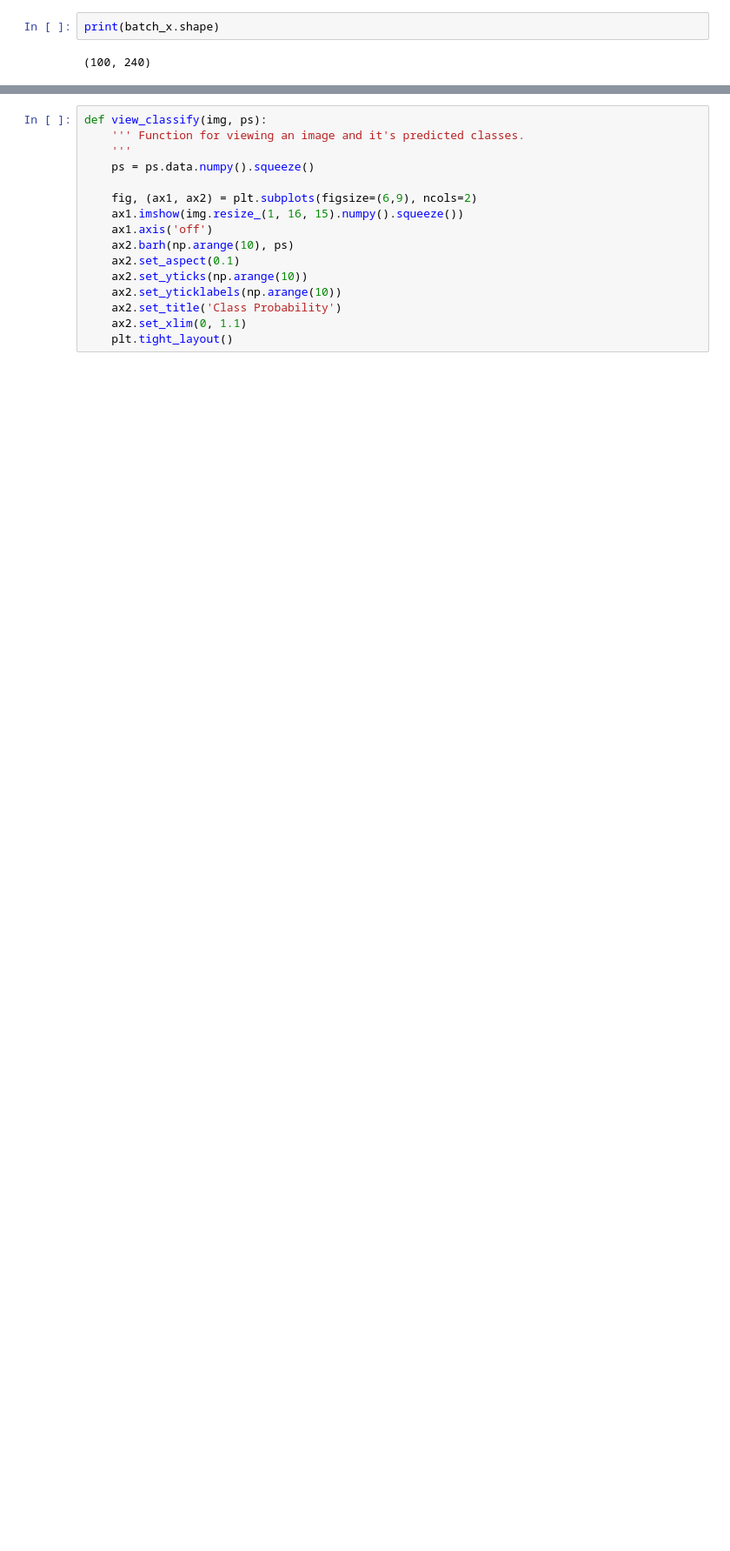
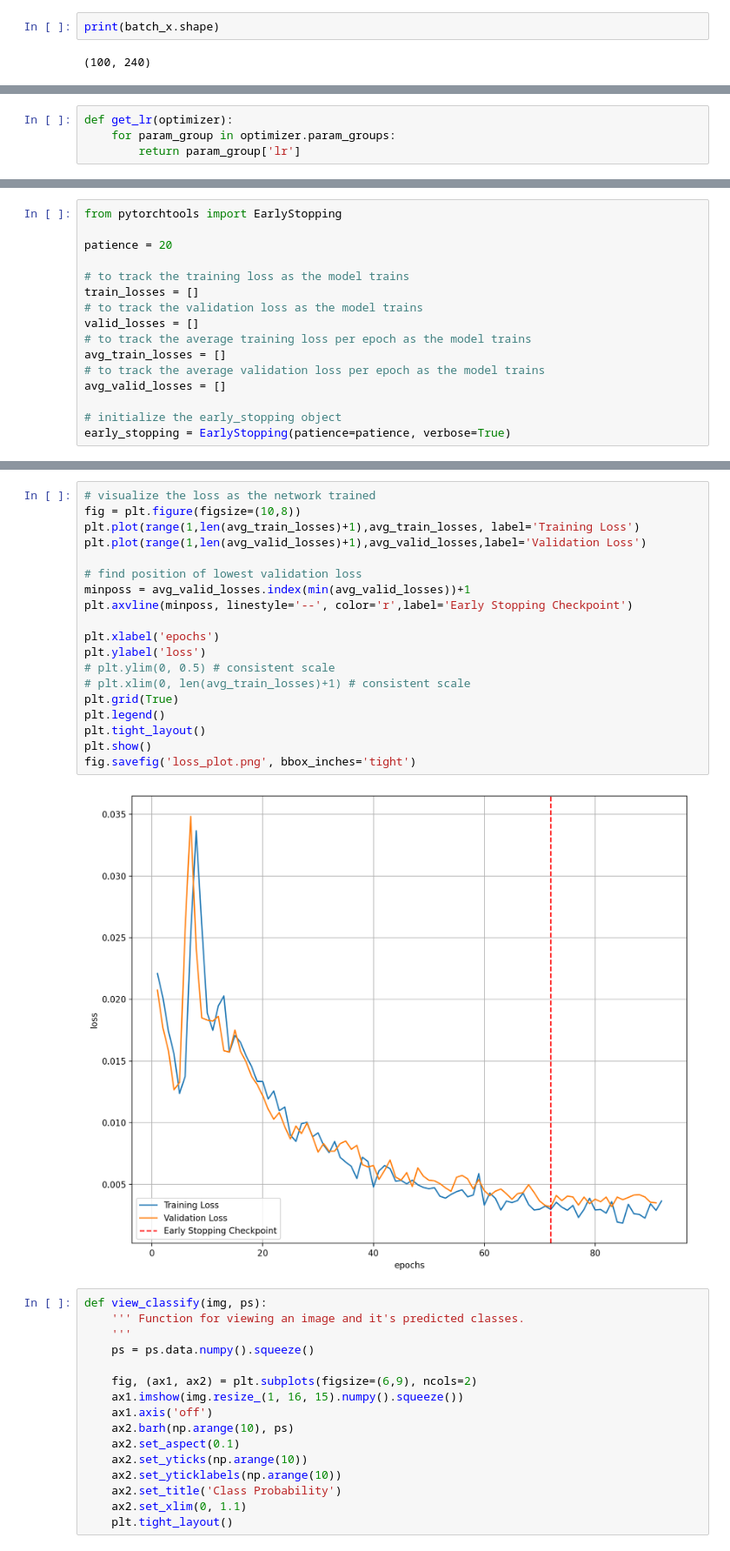
Before and after one commit to karthik-charan/Bio-inspired-handwritten-digit-recognition, a Jupyter notebook: Neural_network_raw_image.ipynb, the cells around one changed output, grey strips where cells are left out. Shown at 87% size. Saved outputs shown, nothing was run; the diff lists cells and outputs as text; blank space fills up the shorter version.

Commit message:
Implemented early stopping and adaptive LR

```diff
--- a/Neural_network_raw_image.ipynb
+++ b/Neural_network_raw_image.ipynb
@@ -219,3 +308,7 @@ optimizer = optim.SGD(model.parameters(), lr=0.01, momentum=0.5)
+# %%
+def get_lr(optimizer):
+    for param_group in optimizer.param_groups:
+        return param_group['lr']
 # %%
 print('Initial weights - ', model[0].weight)
 
@@ -269,2 +362,18 @@ tensor([[ 0.0024,  0.0216, -0.0224,  ...,  0.0022, -0.0247, -0.0310],
        requires_grad=True)
+# %%
+from pytorchtools import EarlyStopping
+
+patience = 20
+
+# to track the training loss as the model trains
+train_losses = []
+# to track the validation loss as the model trains
+valid_losses = []
+# to track the average training loss per epoch as the model trains
+avg_train_losses = []
+# to track the average validation loss per epoch as the model trains
+avg_valid_losses = []
+
+# initialize the early_stopping object
+early_stopping = EarlyStopping(patience=patience, verbose=True)
 # %%
@@ -321,3 +460,24 @@ Training Time (in minutes) = 0.002311094601949056
+# %%
+# visualize the loss as the network trained
+fig = plt.figure(figsize=(10,8))
+plt.plot(range(1,len(avg_train_losses)+1),avg_train_losses, label='Training Loss')
+plt.plot(range(1,len(avg_valid_losses)+1),avg_valid_losses,label='Validation Loss')
+
+# find position of lowest validation loss
+minposs = avg_valid_losses.index(min(avg_valid_losses))+1
+plt.axvline(minposs, linestyle='--', color='r',label='Early Stopping Checkpoint')
+
+plt.xlabel('epochs')
+plt.ylabel('loss')
+# plt.ylim(0, 0.5) # consistent scale
+# plt.xlim(0, len(avg_train_losses)+1) # consistent scale
+plt.grid(True)
+plt.legend()
+plt.tight_layout()
+plt.show()
+fig.savefig('loss_plot.png', bbox_inches='tight')
+# %% [output]
+[figure, added]
 # %%
 def view_classify(img, ps):
     ''' Function for viewing an image and it's predicted classes.
```
Also changed, not shown: parts of 13 cells of this notebook, 8 other files.
